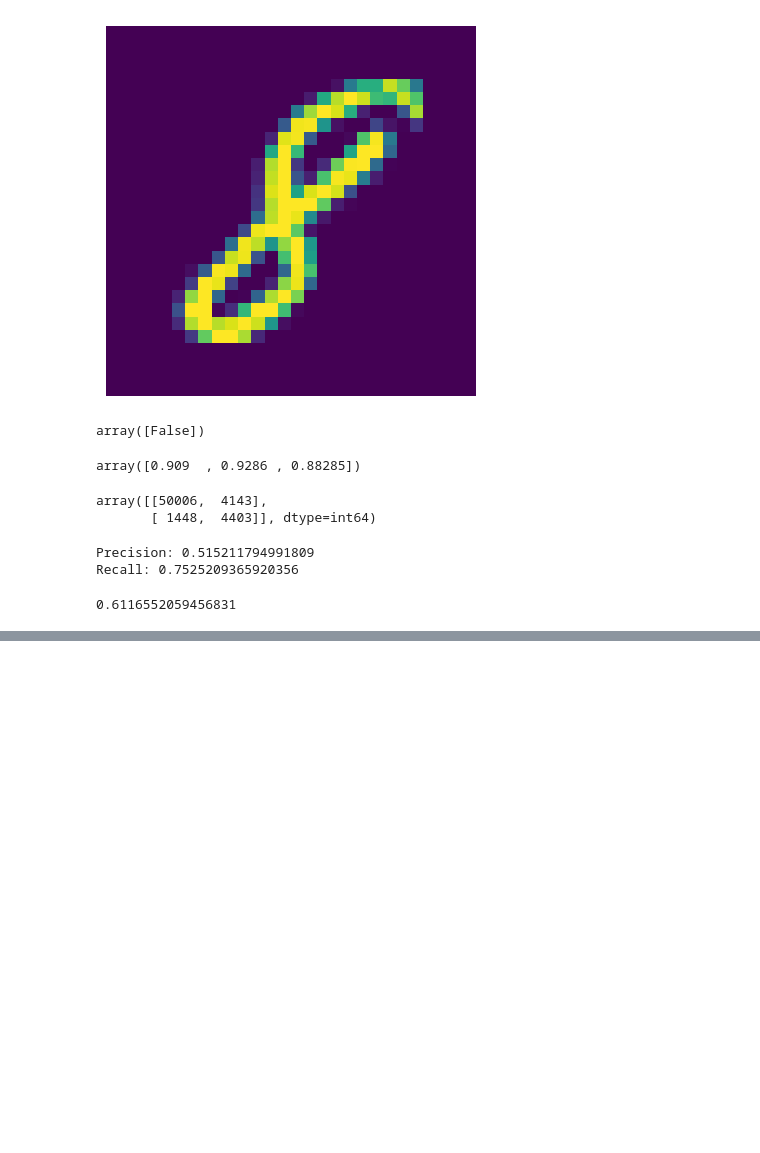
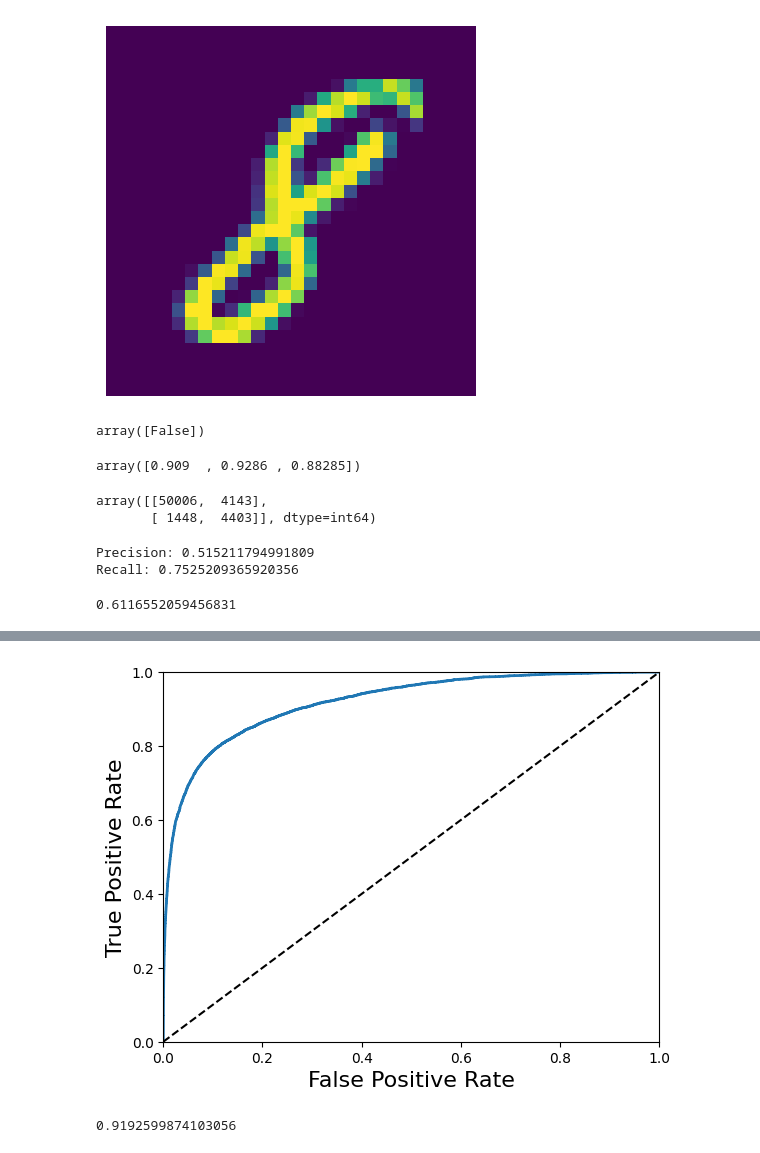
Before and after one commit to smtran8/MLbook_practice, a Jupyter notebook: chapter3.ipynb, the cells around one changed output, grey strips where cells are left out. Cells and saved outputs as stored; diff of their text form; code cells hidden in the pictures; blank space fills up the shorter version.

```diff
--- a/chapter3.ipynb
+++ b/chapter3.ipynb
@@ -77,0 +122,20 @@ f1_score(y_train_8, y_train_pred) #F1 score is 2* (precision * recall) / (precis
+# %%
+#Now, let's try using ROC - Receiver Operating Characteristic curve; recall sensitivity and specificity in STA3100
+from sklearn.metrics import roc_curve
+fpr, tpr, thresholds = roc_curve(y_train_8, y_scores) #fpr is false positive rate, tpr is true positive rate, thresholds is the threshold for each point in the curve
+def plot_roc_curve(fpr, tpr, label=None):
+    plt.plot(fpr, tpr, linewidth=2, label=label)
+    plt.plot([0, 1], [0, 1], 'k--') #plot the diagonal line
+    plt.axis([0, 1, 0, 1]) #set the axis limits
+    plt.xlabel('False Positive Rate', fontsize=16)
+    plt.ylabel('True Positive Rate', fontsize=16)
+plot_roc_curve(fpr, tpr)
+plt.show()
+# %% [output]
+[figure, added]
+# %%
+#To evaluate how good the ROC curve is, we can calculate the area under the curve (AUC): A perfect classifier would have an AUC of 1, while a random classifier would have an AUC of 0.5
+from sklearn.metrics import roc_auc_score
+roc_auc_score(y_train_8, y_scores)
+# %% [output]
+0.9192599874103056
```
Also changed, not shown: parts of 10 cells of this notebook.
